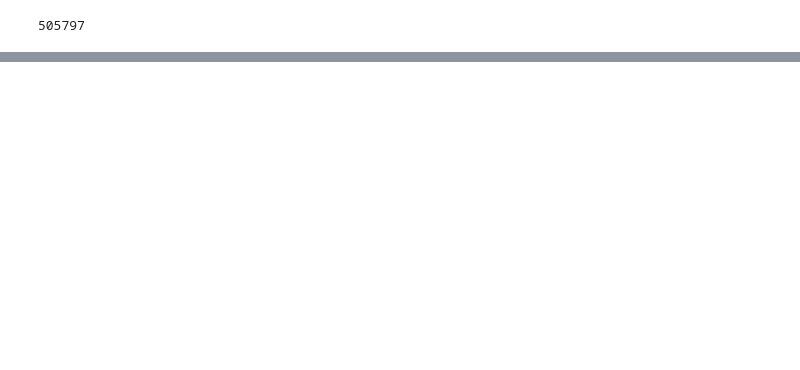
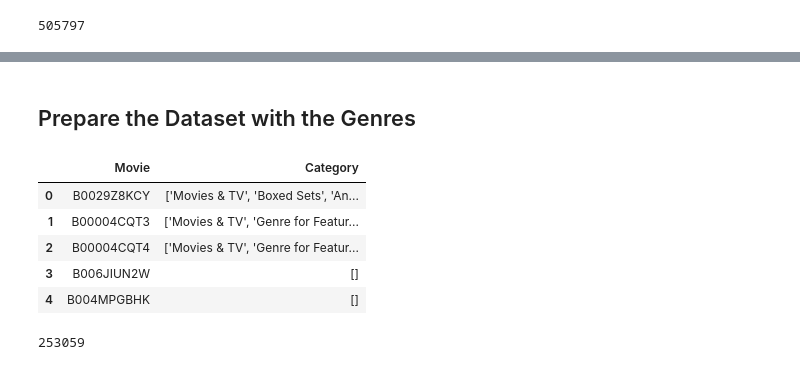
Before and after one commit to corey0211/MRWP-movie-reviews-project, a Jupyter notebook: Group Project MRWP.ipynb, the cells around one changed output, grey strips where cells are left out. Saved outputs shown, nothing was run; the diff lists cells and outputs as text; code cells hidden in the pictures; blank space fills up the shorter version.

```diff
--- a/Group Project MRWP.ipynb
+++ b/Group Project MRWP.ipynb
@@ -161,0 +155,16 @@ final_df.head(10)
+# %% [markdown]
+## Prepare the Dataset with the Genres
+# %%
+genre_df = pd.read_csv("labels.csv", names=['Movie', 'Category'])
+genre_df.head()
+# %% [output]
+|  | Movie | Category |
+| 0 | B0029Z8KCY | ['Movies & TV', 'Boxed Sets', 'An... |
+| 1 | B00004CQT3 | ['Movies & TV', 'Genre for Featur... |
+| 2 | B00004CQT4 | ['Movies & TV', 'Genre for Featur... |
+| 3 | B006JIUN2W | [] |
+| 4 | B004MPGBHK | [] |
+# %%
+len(set(genre_df['Movie']))
+# %% [output]
+253059
```
Also changed, not shown: parts of 59 cells of this notebook.
